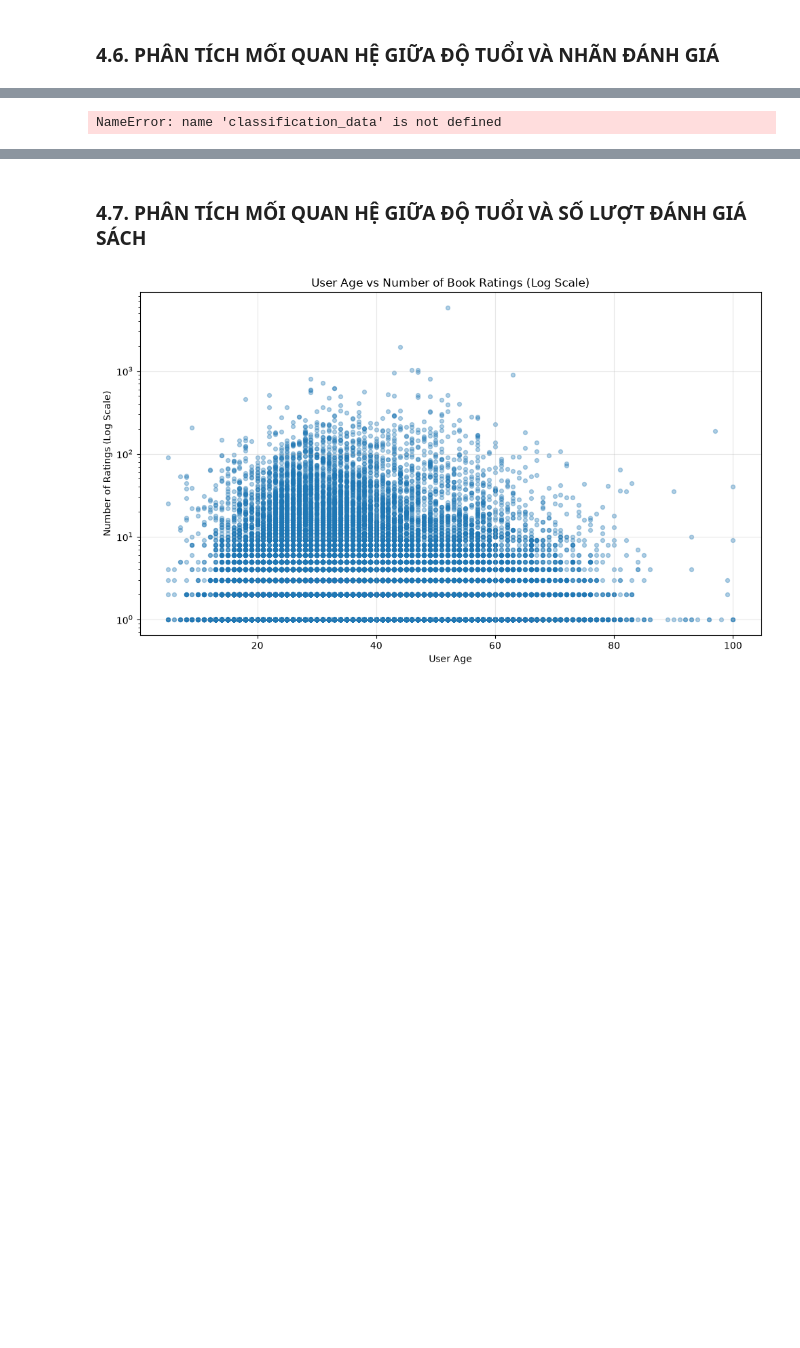
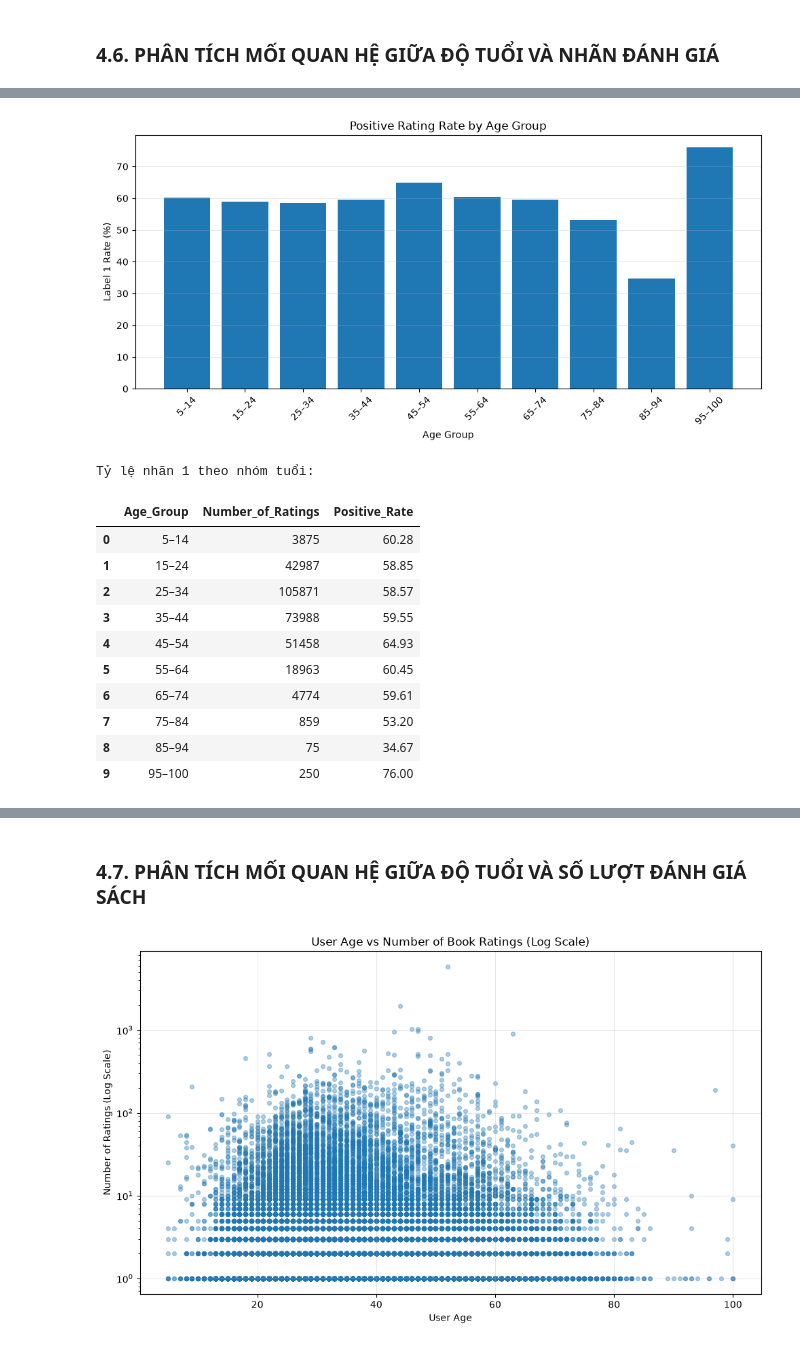
Before and after one commit to Bluenip/Data_analyst_python_midterm_project, a Jupyter notebook: mid_term_code.ipynb, the cells around one changed output, grey strips where cells are left out. Cells and saved outputs as stored; diff of their text form; code cells hidden in the pictures; blank space fills up the shorter version.

```diff
--- a/mid_term_code.ipynb
+++ b/mid_term_code.ipynb
@@ -559,80 +554,48 @@ Error:
 # %%
+# Tỉ lệ người dùng đánh giá positive(8-10) giữa các nhóm tuổi
 # Chỉ sử dụng các bản ghi có tuổi hợp lệ.
-age_label_data = classification_data.dropna(
-    subset=["Age", "liked"]
-).copy()
-
+age_label_data = classification_data.dropna(subset=["Age", "liked"]).copy()
 # Chia tuổi thành các nhóm, mỗi nhóm cách nhau 10 năm.
 age_bins = [5, 15, 25, 35, 45, 55, 65, 75, 85, 95, 101]
-age_labels = [
-    "5–14", "15–24", "25–34", "35–44", "45–54",
-    "55–64", "65–74", "75–84", "85–94", "95–100"
-]
-
-age_label_data["Age_Group"] = pd.cut(
-    age_label_data["Age"],
-    bins=age_bins,
-    labels=age_labels,
-    right=False,
-    include_lowest=True
-)
-
+age_labels = ["5–14", "15–24", "25–34", "35–44", "45–54","55–64", "65–74", "75–84", "85–94", "95–100"]
+age_label_data["Age_Group"] = pd.cut(age_label_data["Age"],bins=age_bins,labels=age_labels,right=False,include_lowest=True)
 # Tính số lượt đánh giá và tỷ lệ nhãn 1 theo nhóm tuổi.
-age_summary = (
-    age_label_data
-    .groupby("Age_Group", observed=False)
-    .agg(
-        Number_of_Ratings=("liked", "size"),
-        Positive_Rate=("liked", "mean")
-    )
-    .reset_index()
-)
-
+age_summary = (age_label_data.groupby("Age_Group", observed=False).agg(Number_of_Ratings=("liked", "size"),Positive_Rate=("liked", "mean")).reset_index())
 # Chuyển tỷ lệ nhãn 1 thành phần trăm.
 age_summary["Positive_Rate"] *= 100
-
 # Vẽ biểu đồ tỷ lệ nhãn 1 theo nhóm tuổi.
 plt.figure(figsize=(10, 5))
-plt.bar(
-    age_summary["Age_Group"].astype(str),
-    age_summary["Positive_Rate"]
-)
-
+plt.bar(age_summary["Age_Group"].astype(str),age_summary["Positive_Rate"])
 plt.title("Positive Rating Rate by Age Group")
 plt.xlabel("Age Group")
 plt.ylabel("Label 1 Rate (%)")
 plt.xticks(rotation=45)
 plt.grid(axis="y", alpha=0.3)
 plt.tight_layout()
 plt.show()
-
 # Lập bảng chéo để kiểm định mối liên hệ giữa nhóm tuổi và nhãn.
-contingency_table = pd.crosstab(
-    age_label_data["Age_Group"],
-    age_label_data["liked"]
-)
-
+contingency_table = pd.crosstab(age_label_data["Age_Group"],age_label_data["liked"])
 # Kiểm định Chi-square.
-chi2, p_value, dof, expected = chi2_contingency(
-    contingency_table
-)
-
+chi2, p_value, dof, expected = chi2_contingency(contingency_table)
 print("Tỷ lệ nhãn 1 theo nhóm tuổi:")
 display(age_summary.round(2))
-
 print(f"Chi-square statistic: {chi2:.4f}")
 print(f"P-value: {p_value:.6g}")
-
 # Diễn giải kết quả kiểm định ở mức ý nghĩa 5%.
-if p_value < 0.05:
-    print(
-        "Kết luận: Có bằng chứng thống kê về mối liên hệ "
-        "giữa nhóm tuổi và nhãn đánh giá."
-    )
+if p_value < 0.05:print("Kết luận: Có bằng chứng thống kê về mối liên hệ ""giữa nhóm tuổi và nhãn đánh giá.")
 else:
-    print(
-        "Kết luận: Chưa có đủ bằng chứng thống kê về mối liên hệ "
-        "giữa nhóm tuổi và nhãn đánh giá."
-    )
+    print("Kết luận: Chưa có đủ bằng chứng thống kê về mối liên hệ ""giữa nhóm tuổi và nhãn đánh giá.")
 # %% [output]
+[figure, added]
-NameError: name 'classification_data' is not defined
+Tỷ lệ nhãn 1 theo nhóm tuổi:
+|  | Age_Group | Number_of_Ratings | Positive_Rate |
+| 0 | 5–14 | 3875 | 60.28 |
+| 1 | 15–24 | 42987 | 58.85 |
+| 2 | 25–34 | 105871 | 58.57 |
+| 3 | 35–44 | 73988 | 59.55 |
+| 4 | 45–54 | 51458 | 64.93 |
+| 5 | 55–64 | 18963 | 60.45 |
+| 6 | 65–74 | 4774 | 59.61 |
+| 7 | 75–84 | 859 | 53.20 |
+| 8 | 85–94 | 75 | 34.67 |
+| 9 | 95–100 | 250 | 76.00 |
```
Also changed, not shown: parts of 20 cells of this notebook.
